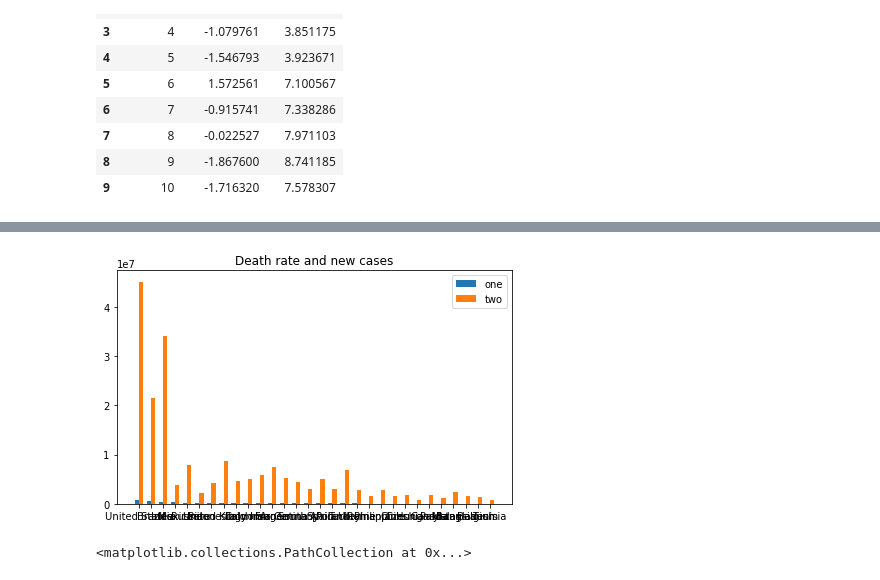
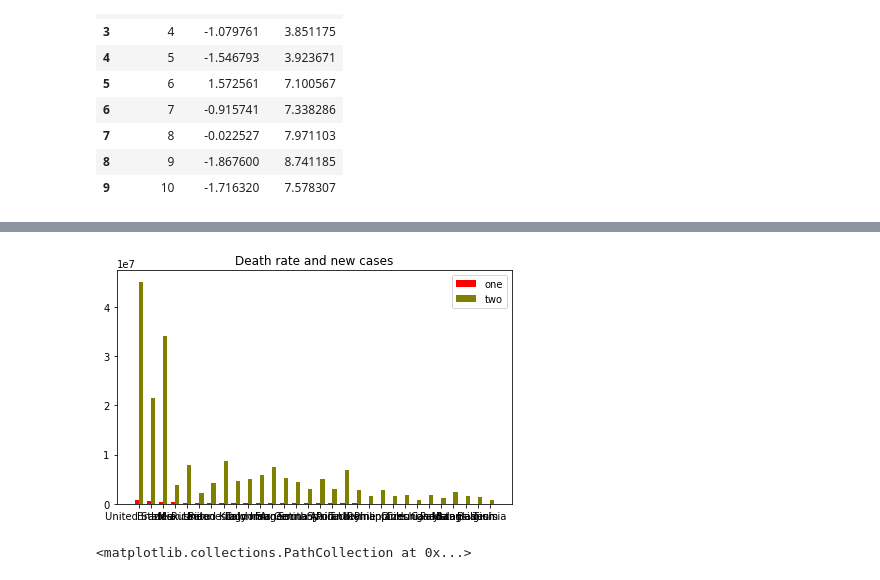
Before and after one commit to Waltontan/Project_Covid, a Jupyter notebook: Q4.ipynb, the cells around one changed output, grey strips where cells are left out. Drawn from its saved outputs; the diff is of its cells as text; code cells hidden in the pictures.

```diff
--- a/Q4.ipynb
+++ b/Q4.ipynb
@@ -119,31 +154,31 @@ plt.show()
 # %%
 
 labels = death_plot_30["location"]
 one = death_plot_30["new_deaths"]
 two = death_plot_30["new_cases"]
 
 x = np.arange(len(labels))  # the label locations
 width = 0.35  # the width of the bars
 
 fig, ax = plt.subplots()
-rects1 = ax.bar(x - width/2, one, width, label='one')
-rects2 = ax.bar(x + width/2, two, width, label='two')
+rects1 = ax.bar(x - width/2, one, width, label='one', color="red")
+rects2 = ax.bar(x + width/2, two, width, label='two', color="olive")
 
 # Add some text for labels, title and custom x-axis tick labels, etc.
 #ax.set_ylabel('Scores')
 ax.set_title('Death rate and new cases')
 ax.set_xticks(x)
 ax.set_xticklabels(labels)
 ax.legend()
 
 #ax.bar_label(rects1, padding=3)
 #ax.bar_label(rects2, padding=3)
 
 fig.tight_layout()
 
 plt.show()
 # %% [output]
-[figure, old version]
+[figure, new version]
 # %%
 plt.scatter(x=death_plot["new_cases"], y=death_plot["new_deaths"])
 # %% [output]
```
Also changed, not shown: parts of 7 cells of this notebook.
